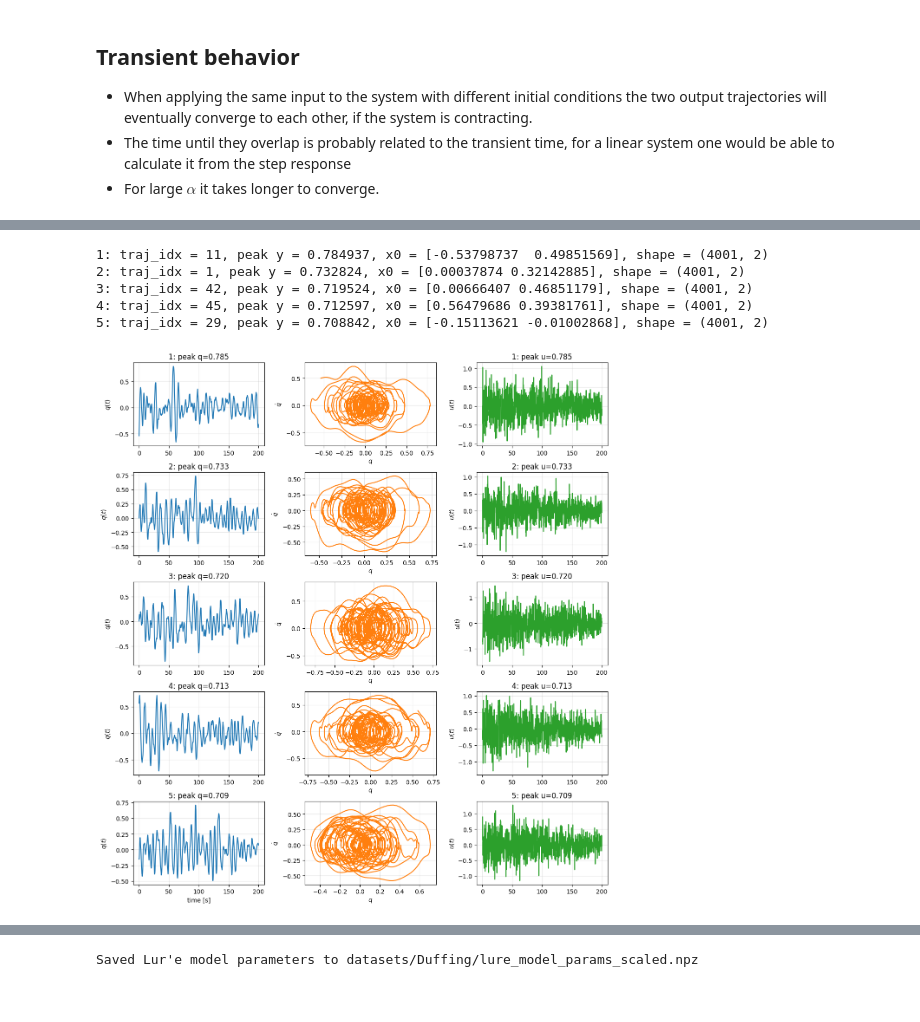
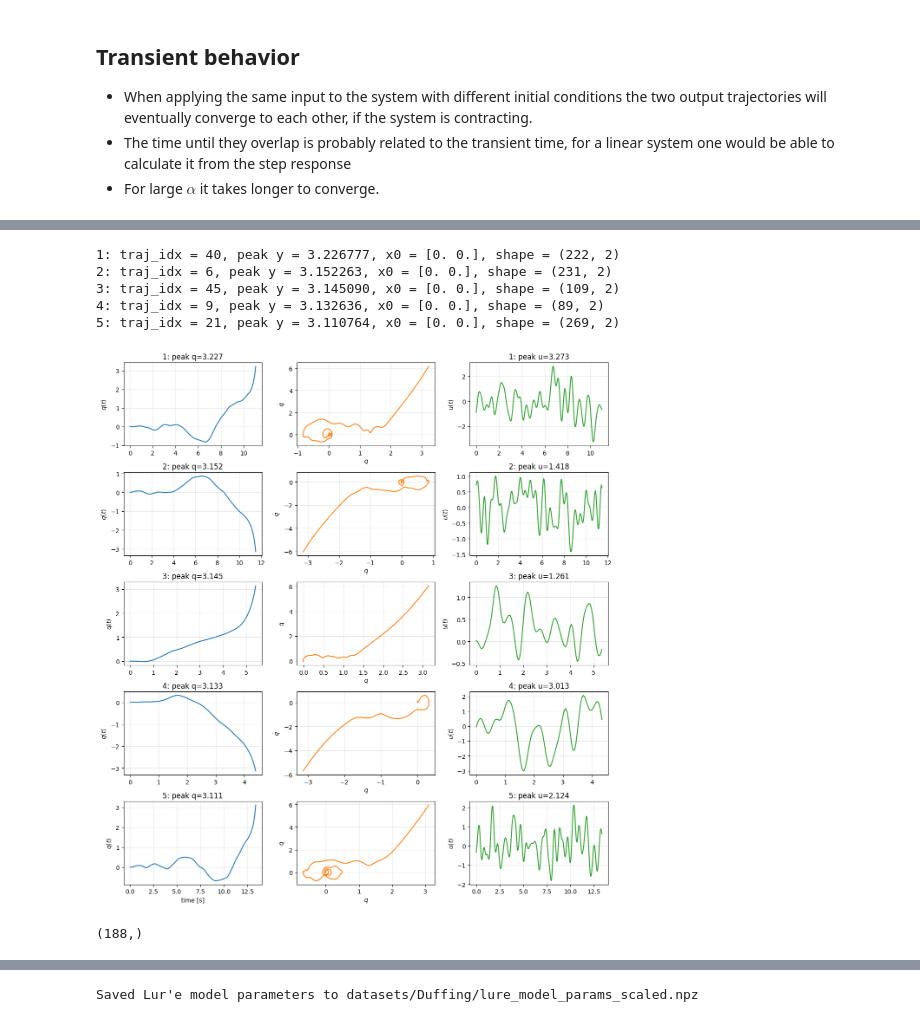
Before and after one commit to Dany-L/genSecSysId, a Jupyter notebook: python/notebooks/duffing/duffing_benchmark.ipynb, the cells around one changed output, grey strips where cells are left out. Drawn from its saved outputs; the diff is of its cells as text; code cells hidden in the pictures.

Commit message:
support diverging trajectories, setup

```diff
--- a/python/notebooks/duffing/duffing_benchmark.ipynb
+++ b/python/notebooks/duffing/duffing_benchmark.ipynb
@@ -360,11 +360,11 @@ import csv, os, shutil
 rng = np.random.default_rng(42)
 
 N_ZERO_CONV =  0   # converging from x0 = 0
-N_ZERO_DIV  =  0   # diverging  from x0 = 0
-N_RAND_CONV =  50   # converging from random x0
+N_ZERO_DIV  =  50   # diverging  from x0 = 0
+N_RAND_CONV =  100   # converging from random x0
 N_RAND_DIV  =  0   # diverging  from random x0
 T_TRAJ      = 4000
-U_AMP_MAX   = 2
+U_AMP_MAX   = 3.5
 LP_CUTOFF   = 2.0   # Hz  LP filter cutoff (~12x natural freq 0.16 Hz; covers resonance + cubic harmonics)
 LP_ORDER    =   4   # Butterworth filter order
 ENV_DECAY   = 0.9  # mild exponential envelope strength over one trajectory
@@ -573,50 +574,55 @@ def top_k_trajectories_by_peak_y(trajs_list, k=5):
     scored = []
     for idx, traj in enumerate(trajs_list):
         y = traj["X"][:, 0]
-        scored.append((np.max(y), idx, traj))
+        u = traj['u']
+        scored.append((np.max(np.abs(y)), idx, traj, np.max(np.abs(u))))
     scored.sort(key=lambda item: item[0], reverse=True)
     return scored[:k]
 
-top5 = top_k_trajectories_by_peak_y(all_groups["rand_conv"], k=5)
+top5 = top_k_trajectories_by_peak_y(all_groups["zero_div"], k=5)
 
 fig, axes = plt.subplots(len(top5), 3, figsize=(12, 2.6 * len(top5)), squeeze=False)
 
-for row, (peak_y, idx, traj) in enumerate(top5):
+for row, (peak_y, idx, traj, peak_u) in enumerate(top5):
     X = traj["X"]
     u = traj["u"]
     t = np.arange(len(X)) * TS
     t2 = np.arange(len(u)) * TS
 
     print(f"{row+1}: traj_idx = {idx}, peak y = {peak_y:.6f}, x0 = {traj['x0']}, shape = {X.shape}")
 
     ax_y = axes[row, 0]
     ax_p = axes[row, 1]
     ax_u = axes[row, 2]
     ax_y.plot(t, X[:, 0], lw=1.5, color="C0")
     ax_y.set_ylabel(r"$q(t)$")
     ax_y.set_title(f"{row+1}: peak q={peak_y:.3f}")
     ax_y.grid(alpha=0.3)
 
     ax_p.plot(X[:, 0], X[:, 1], lw=1.5, color="C1")
     ax_p.set_xlabel(r"$q$")
     ax_p.set_ylabel(r"$\dot{q}$")
     ax_p.grid(alpha=0.3)
 
     ax_u.plot(t2, u, lw=1.5, color="C2")
     ax_u.set_ylabel(r"$u(t)$")
-    ax_u.set_title(f"{row+1}: peak u={peak_y:.3f}")
+    ax_u.set_title(f"{row+1}: peak u={peak_u:.3f}")
     ax_u.grid(alpha=0.3)
 
 axes[-1, 0].set_xlabel("time [s]")
 plt.tight_layout()
 plt.show()
 # %% [output]
-1: traj_idx = 11, peak y = 0.784937, x0 = [-0.53798737  0.49851569], shape = (4001, 2)
-2: traj_idx = 1, peak y = 0.732824, x0 = [0.00037874 0.32142885], shape = (4001, 2)
-3: traj_idx = 42, peak y = 0.719524, x0 = [0.00666407 0.46851179], shape = (4001, 2)
-4: traj_idx = 45, peak y = 0.712597, x0 = [0.56479686 0.39381761], shape = (4001, 2)
-5: traj_idx = 29, peak y = 0.708842, x0 = [-0.15113621 -0.01002868], shape = (4001, 2)
+1: traj_idx = 40, peak y = 3.226777, x0 = [0. 0.], shape = (222, 2)
+2: traj_idx = 6, peak y = 3.152263, x0 = [0. 0.], shape = (231, 2)
+3: traj_idx = 45, peak y = 3.145090, x0 = [0. 0.], shape = (109, 2)
+4: traj_idx = 9, peak y = 3.132636, x0 = [0. 0.], shape = (89, 2)
+5: traj_idx = 21, peak y = 3.110764, x0 = [0. 0.], shape = (269, 2)
-[figure, old version]
+[figure, new version]
+# %%
+all_groups['zero_div'][25]['u'].shape
+# %% [output]
+(188,)
 # %%
 # calculate the standard deviation of the inputs across all trajectories
 all_u = []
```
Also changed, not shown: parts of 10 cells of this notebook, 17 other files.
